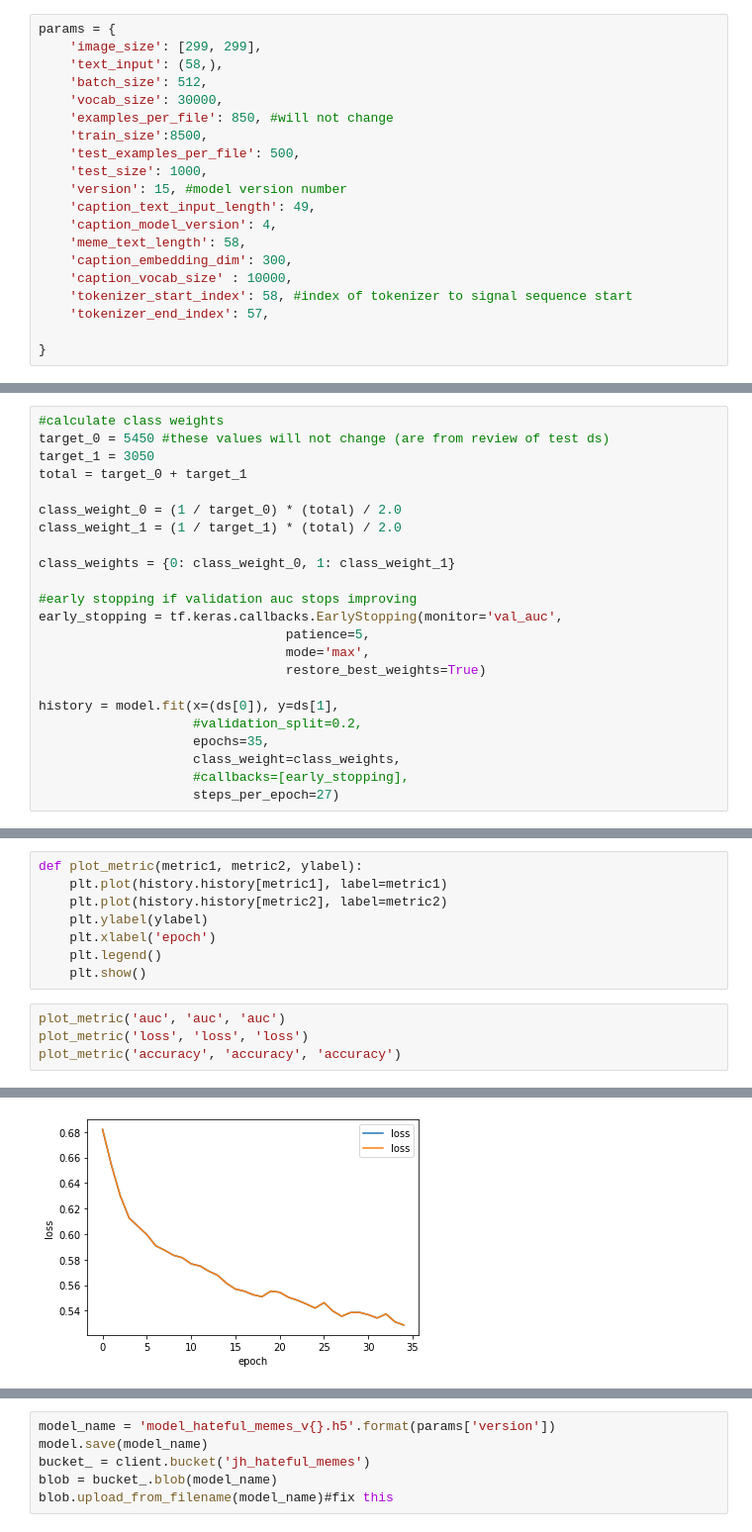
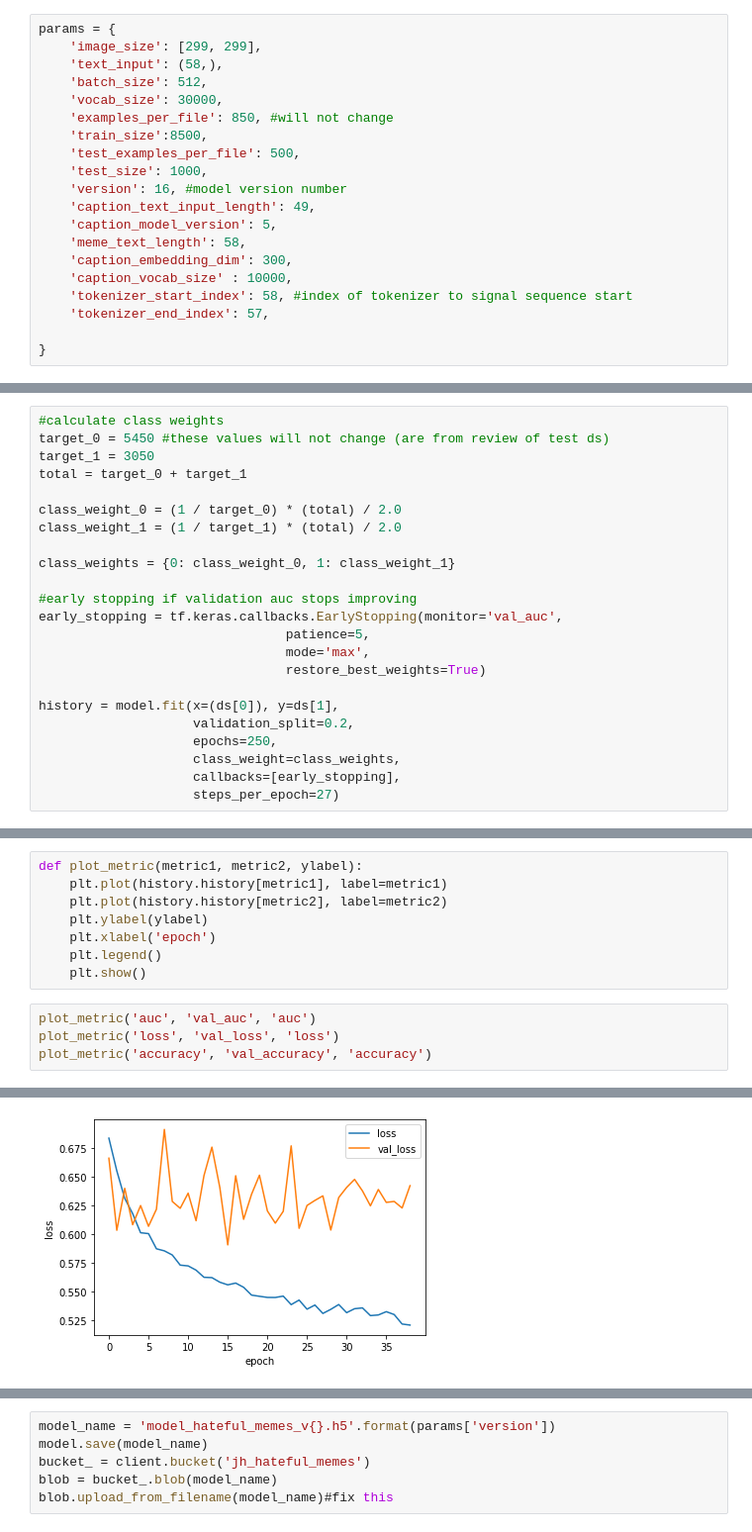
Before and after one commit to jherberg462/hatefulmemes, a Jupyter notebook: two_input_model.ipynb, the cells around one changed output, grey strips where cells are left out. Shown at 99% size. Drawn from its saved outputs; the diff is of its cells as text.

```diff
--- a/two_input_model.ipynb
+++ b/two_input_model.ipynb
@@ -40,9 +40,9 @@ params = {
     'train_size':8500,
     'test_examples_per_file': 500,
     'test_size': 1000,
-    'version': 15, #model version number
+    'version': 16, #model version number
     'caption_text_input_length': 49,
-    'caption_model_version': 4,
+    'caption_model_version': 5,
     'meme_text_length': 58,
     'caption_embedding_dim': 300,
     'caption_vocab_size' : 10000,
@@ -541,9 +545,9 @@ early_stopping = tf.keras.callbacks.EarlyStopping(monitor='val_auc',
                                 restore_best_weights=True)
 
 history = model.fit(x=(ds[0]), y=ds[1],
-                    #validation_split=0.2,
-                    epochs=35,
+                    validation_split=0.2,
+                    epochs=250,
                     class_weight=class_weights,
-                    #callbacks=[early_stopping],
+                    callbacks=[early_stopping],
                     steps_per_epoch=27)
 # %% [output]
@@ -581,7 +586,7 @@ def plot_metric(metric1, metric2, ylabel):
     plt.legend()
     plt.show()
 # %%
-plot_metric('auc', 'auc', 'auc')
-plot_metric('loss', 'loss', 'loss')
-plot_metric('accuracy', 'accuracy', 'accuracy')
+plot_metric('auc', 'val_auc', 'auc')
+plot_metric('loss', 'val_loss', 'loss')
+plot_metric('accuracy', 'val_accuracy', 'accuracy')
 # %% [output]
@@ -589 +594 @@ plot_metric('accuracy', 'accuracy', 'accuracy')
-[figure, old version]
+[figure, new version]
```
Also changed, not shown: parts of 6 cells of this notebook.
